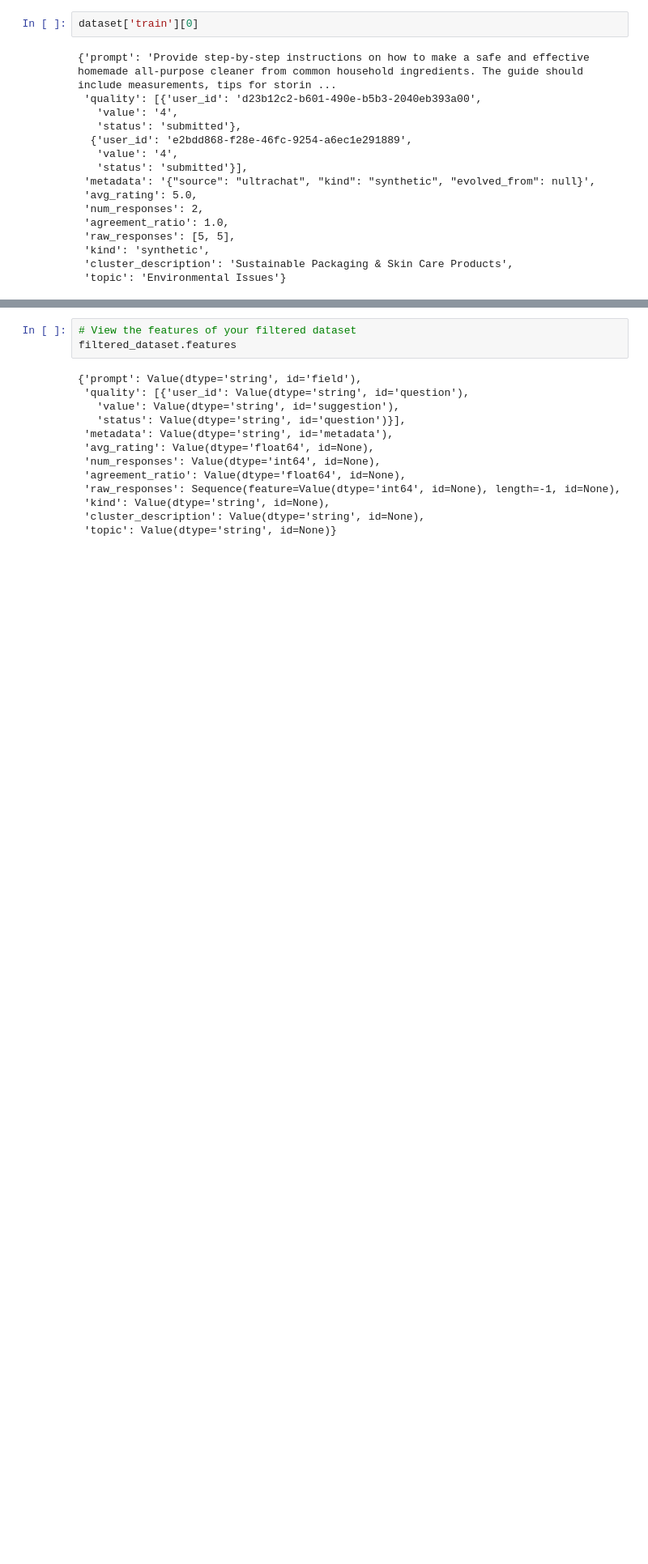
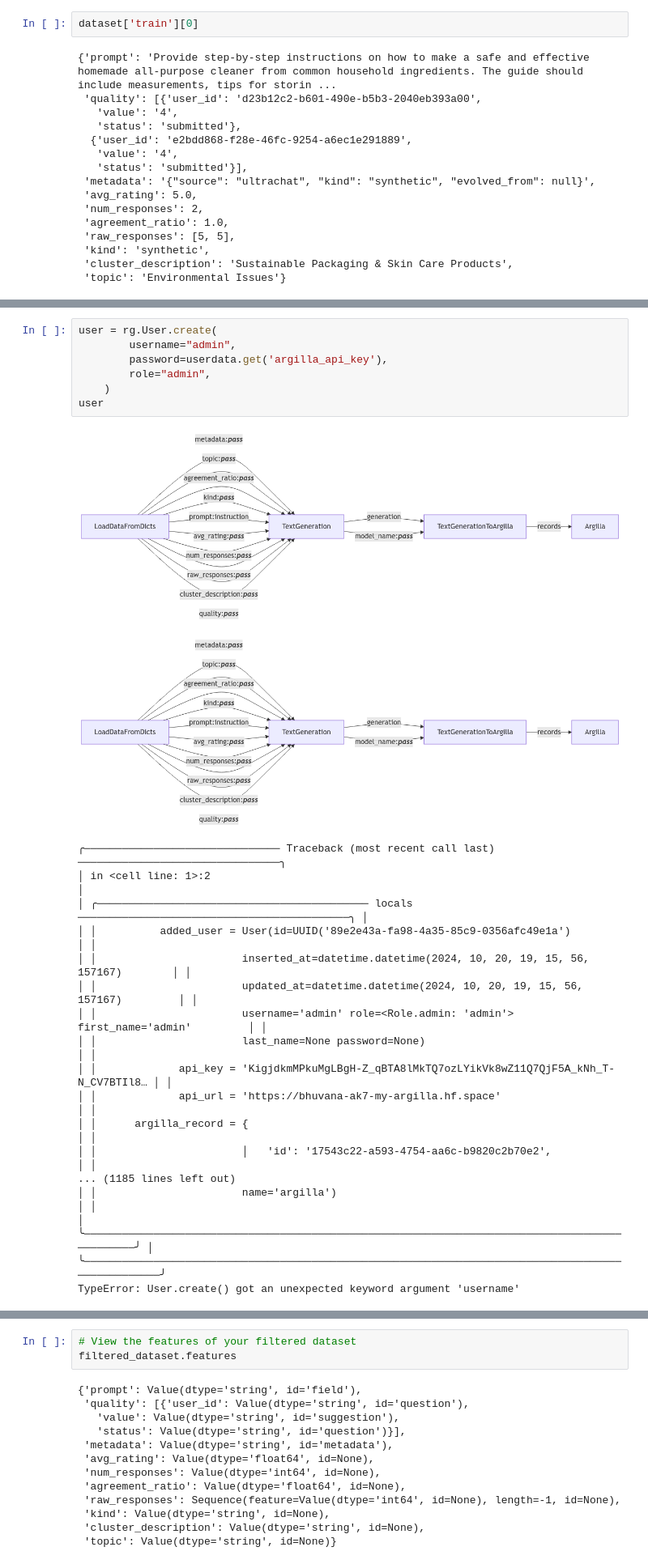
Before and after one commit to bhuvana-ak/uplimit_projects, a Jupyter notebook: finetune_opensource_llms/uplimitopensourcellmsoctoberweekone_1.ipynb, the cells around one changed output, grey strips where cells are left out. Shown at 81% size. Cells and saved outputs as stored; diff of their text form; blank space fills up the shorter version.

```diff
--- a/finetune_opensource_llms/uplimitopensourcellmsoctoberweekone_1.ipynb
+++ b/finetune_opensource_llms/uplimitopensourcellmsoctoberweekone_1.ipynb
@@ -37,0 +55,27 @@ dataset['train'][0]
+# %%
+user = rg.User.create(
+        username="admin",
+        password=userdata.get('argilla_api_key'),
+        role="admin",
+    )
+user
+# %% [output]
+[figure, added]
+[figure, added]
+╭─────────────────────────────── Traceback (most recent call last) ────────────────────────────────╮
+│ in <cell line: 1>:2                                                                              │
+│ ╭─────────────────────────────────────────── locals ───────────────────────────────────────────╮ │
+│ │          added_user = User(id=UUID('89e2e43a-fa98-4a35-85c9-0356afc49e1a')                   │ │
+│ │                       inserted_at=datetime.datetime(2024, 10, 20, 19, 15, 56, 157167)        │ │
+│ │                       updated_at=datetime.datetime(2024, 10, 20, 19, 15, 56, 157167)         │ │
+│ │                       username='admin' role=<Role.admin: 'admin'> first_name='admin'         │ │
+│ │                       last_name=None password=None)                                          │ │
+│ │             api_key = 'KigjdkmMPkuMgLBgH-Z_qBTA8lMkTQ7ozLYikVk8wZ11Q7QjF5A_kNh_T-N_CV7BTIl8… │ │
+│ │             api_url = 'https://bhuvana-ak7-my-argilla.hf.space'                              │ │
+│ │      argilla_record = {                                                                      │ │
+│ │                       │   'id': '17543c22-a593-4754-aa6c-b9820c2b70e2',                      │ │
+... (1185 lines left out)
+│ │                       name='argilla')                                                        │ │
+│ ╰──────────────────────────────────────────────────────────────────────────────────────────────╯ │
+╰──────────────────────────────────────────────────────────────────────────────────────────────────╯
+TypeError: User.create() got an unexpected keyword argument 'username'
```
Also changed, not shown: parts of 23 cells of this notebook.
